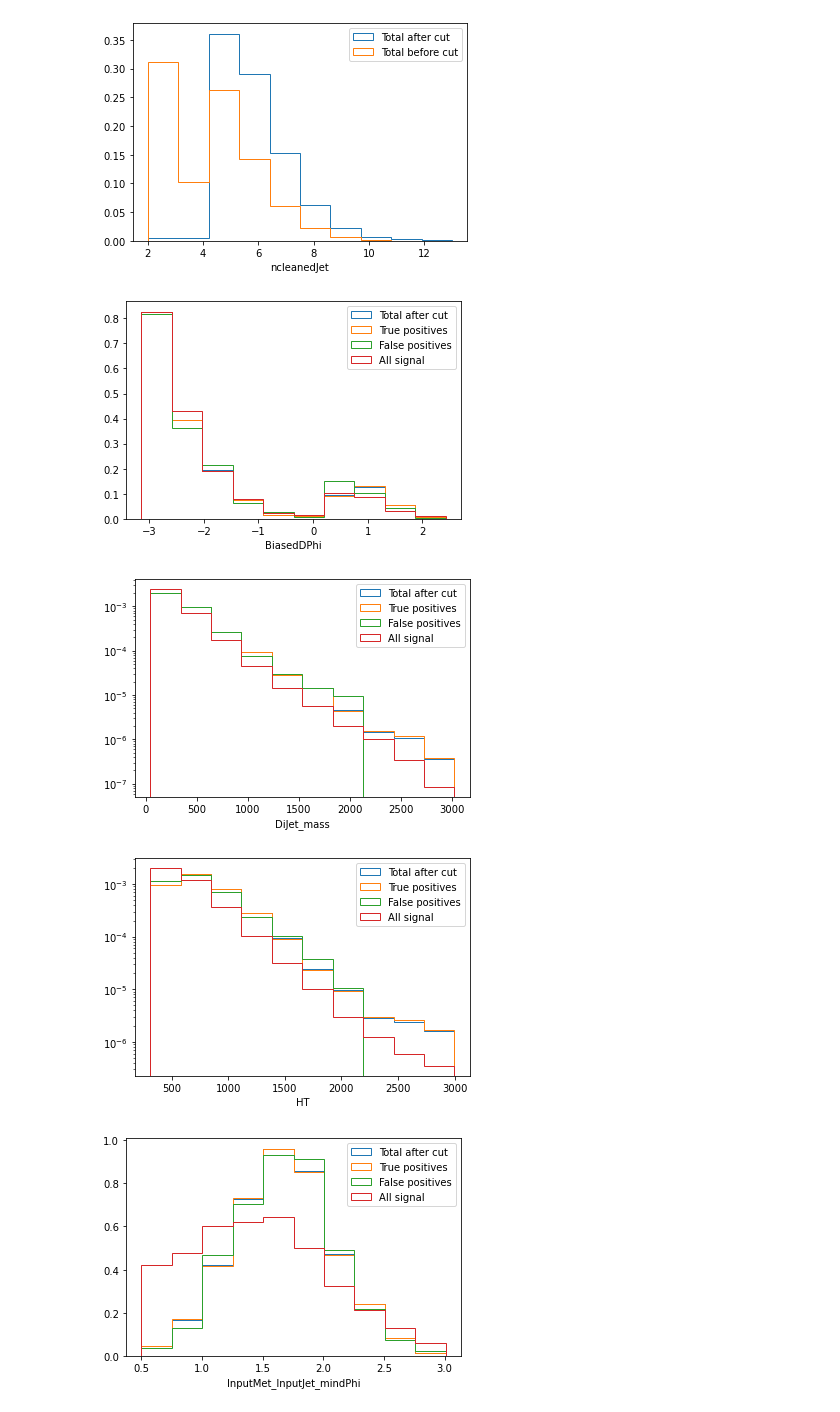
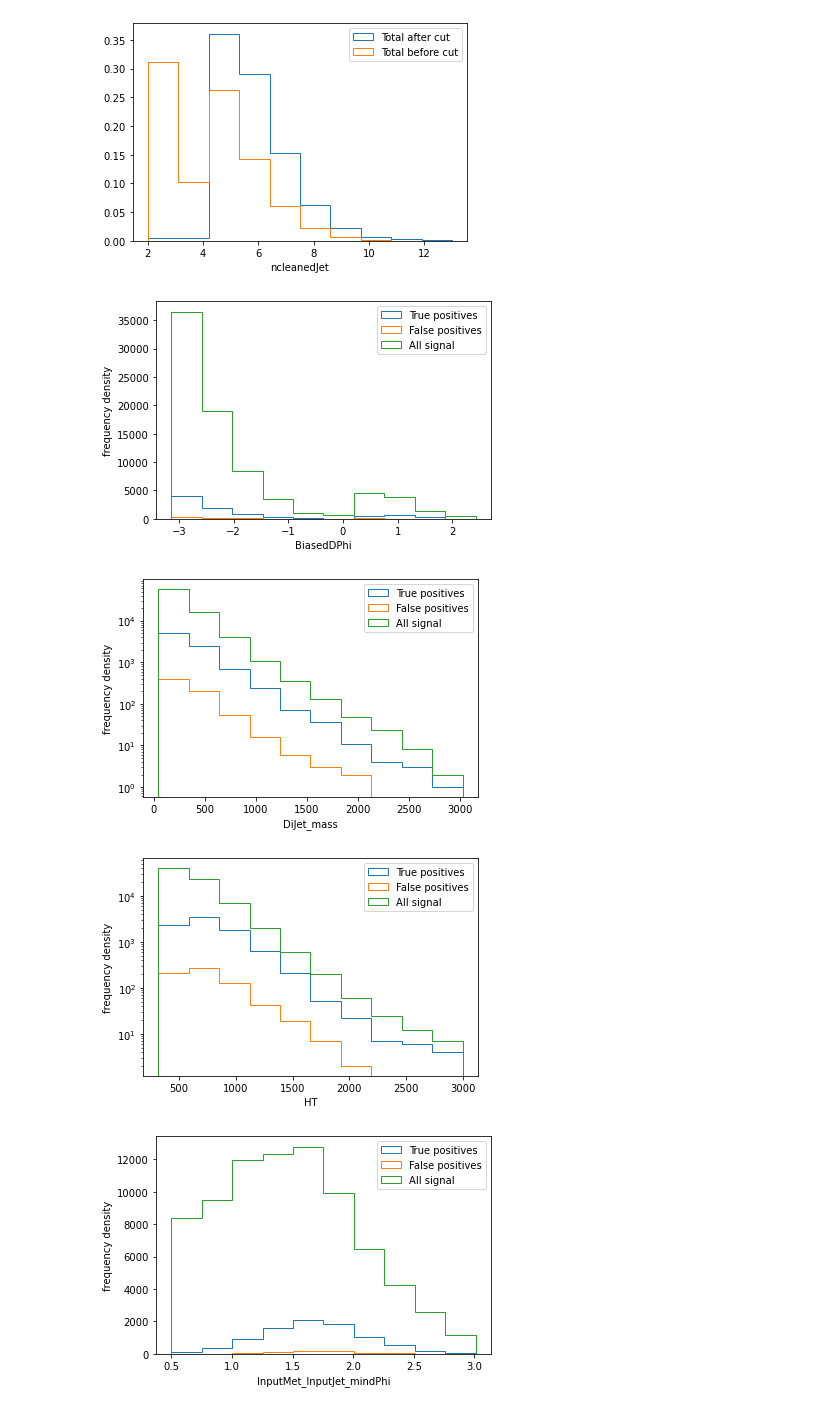
Before and after one commit to joeb42/Invisible-Higgs, a Jupyter notebook: ttbar_notebooks/RNN_analysis.ipynb, the cells around one changed output. Drawn from its saved outputs; the diff is of its cells as text; code cells hidden in the pictures.

```diff
--- a/ttbar_notebooks/RNN_analysis.ipynb
+++ b/ttbar_notebooks/RNN_analysis.ipynb
@@ -288,20 +288,21 @@ for idx, column in enumerate(columns):
 # %%
 for idx, column in enumerate(columns):
        if column in ('HT', 'InputMet_pt', 'MHT_pt', 'DiJet_mass'):
               log = True
        else:
               log = False
-       hist, bins, patches = plt.hist(X_train_df_event[y_train_pred >= thresh][:, idx], label=f'Total after cut', log=log, histtype="step", density=True)
-       plt.hist(X_train_df_event[(y_train_pred >= thresh) & (y_train.values[:,-1]==1)][:, idx], label=f'True positives', log=log, histtype="step", bins=bins, density=True)
-       plt.hist(X_train_df_event[(y_train_pred >= thresh) & (y_train.values[:,-1]==0)][:, idx], label=f'False positives', log=log, histtype="step", bins=bins, density=True)
-       plt.hist(X_train_df_event[y_train.values[:,-1]==1][:, idx], label=f'All signal', log=log, histtype="step", bins=bins, density=True)
+       # hist, bins, patches = plt.hist(X_train_df_event[y_train_pred >= thresh][:, idx], label=f'Total after cut', log=log, histtype="step", density=True)
+       hist, bins, patches = plt.hist(X_train_df_event[(y_train_pred >= thresh) & (y_train.values[:,-1]==1)][:, idx], label=f'True positives', log=log, histtype="step")
+       plt.hist(X_train_df_event[(y_train_pred >= thresh) & (y_train.values[:,-1]==0)][:, idx], label=f'False positives', log=log, histtype="step", bins=bins)
+       plt.hist(X_train_df_event[y_train.values[:,-1]==1][:, idx], label=f'All signal', log=log, histtype="step", bins=bins)
        # plt.hist(X_test_df_event[(y_pred >= thresh) & (test==1)][:, idx], label=f"true positives", log=log, density=True, histtype="step", bins=bins)
        # plt.hist(X_test_df_event[(y_pred >= thresh) & (test==0)][:, idx], label=f"false positives", log=log, density=True, histtype="step", bins=bins)
        plt.xlabel(column)
+       plt.ylabel("frequency density")
        plt.legend()
        plt.show()
 # %% [output]
-[figure, old version]
+[figure, new version]
-[figure, old version]
+[figure, new version]
-[figure, old version]
+[figure, new version]
-[figure, old version]
+[figure, new version]
```
Also changed, not shown: parts of 1 cell of this notebook.
